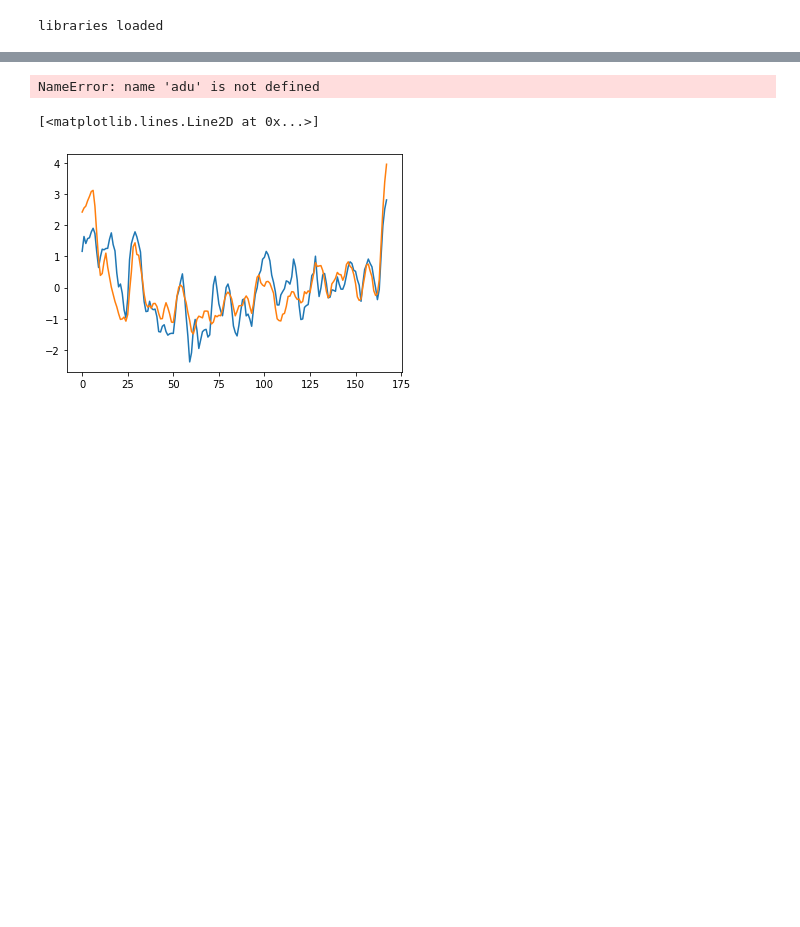
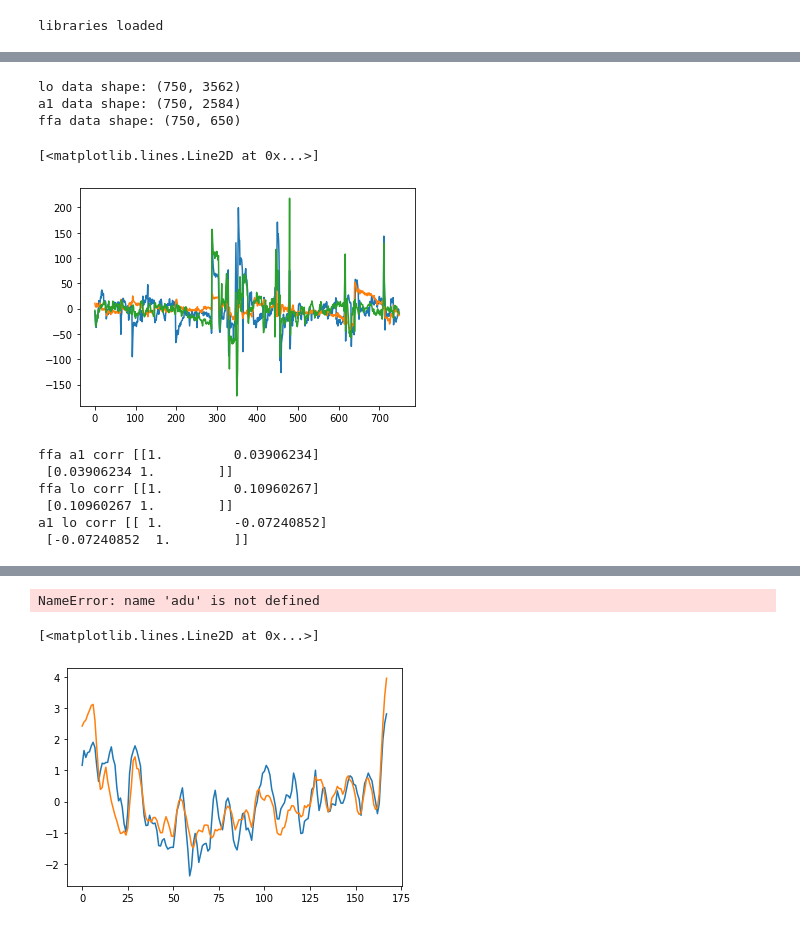
Before and after one commit to vayzenb/ginn, a Jupyter notebook: exps/test_data.ipynb, the cells around one changed output, grey strips where cells are left out. Cells and saved outputs as stored; diff of their text form; code cells hidden in the pictures; blank space fills up the shorter version.

```diff
--- a/exps/test_data.ipynb
+++ b/exps/test_data.ipynb
@@ -30,3 +97,21 @@ libraries loaded
+# %%
+'''extract roi data'''
+
+lo_sub = extract_roi_data(sub_vol, lo_roi)
+a1_sub  = extract_roi_data(sub_vol, a1_roi)
+ffa_sub = extract_roi_data(sub_vol, ffa_roi)
+
+lo_avg = extract_roi_data(mean_func, lo_roi)
+a1_avg = extract_roi_data(mean_func, a1_roi)
+ffa_avg = extract_roi_data(mean_func, ffa_roi)
+# %%
+print('lo data shape:', lo_sub.shape)
+print('a1 data shape:', a1_sub.shape)
+print('ffa data shape:', ffa_sub.shape)
+# %% [output]
+lo data shape: (750, 3562)
+a1 data shape: (750, 2584)
+ffa data shape: (750, 650)
 # %%
 def extract_pc(data, n_components=None):
 
@@ -59,3 +144,50 @@ def calc_pc_n(pca, thresh):
         if var >=thresh: #once variance > than thresh, stop
             break
     return n_components+1
+# %%
+"""Run PCA on sub and mean data"""
+
+'''for sub data'''
+lo_n = calc_pc_n(extract_pc(lo_sub),.9) #determine number of PCs in train_data using threshold
+lo_sub_pca = extract_pc(lo_sub, lo_n) #conduct PCA one more time with that number of PCs
+lo_sub_pcs = lo_sub_pca.transform(lo_sub) #transform train data in PCs
+
+a1_n = calc_pc_n(extract_pc(a1_sub),.9) #determine number of PCs in train_data using threshold
+a1_sub_pca = extract_pc(a1_sub, a1_n) #conduct PCA one more time with that number of PCs
+a1_sub_pcs = a1_sub_pca.transform(a1_sub) #transform train data in PCs
+
+ffa_n = calc_pc_n(extract_pc(ffa_sub),.9) #determine number of PCs in train_data using threshold
+ffa_sub_pca = extract_pc(ffa_sub, ffa_n) #conduct PCA one more time with that number of PCs
+ffa_sub_pcs = ffa_sub_pca.transform(ffa_sub) #transform train data in PCs
+
+'''for mean data'''
+lo_n = calc_pc_n(extract_pc(lo_avg),.9) #determine number of PCs in train_data using threshold
+lo_avg_pca = extract_pc(lo_avg, lo_n) #conduct PCA one more time with that number of PCs
+lo_avg_pcs = lo_avg_pca.transform(lo_avg) #transform train data in PCs
+
+a1_n = calc_pc_n(extract_pc(a1_avg),.9) #determine number of PCs in train_data using threshold
+a1_avg_pca = extract_pc(a1_avg, a1_n) #conduct PCA one more time with that number of PCs
+a1_avg_pcs = a1_avg_pca.transform(a1_avg) #transform train data in PCs
+
+ffa_n = calc_pc_n(extract_pc(ffa_avg),.9) #determine number of PCs in train_data using threshold
+ffa_avg_pca = extract_pc(ffa_avg, ffa_n) #conduct PCA one more time with that number of PCs
+ffa_avg_pcs = ffa_avg_pca.transform(ffa_avg) #transform train data in PCs
+# %%
+plt.plot(lo_sub_pcs[:,0], label='lo_sub_pcs')
+plt.plot(ffa_sub_pcs[:,0], label='ffa_sub_pcs')
+plt.plot(a1_sub_pcs[:,0], label='a1_sub_pcs')
+# %% [output]
+[<matplotlib.lines.Line2D at 0x...>]
+[figure, added]
+# %%
+'''mean to sub corrs'''
+print('ffa a1 corr', np.corrcoef(ffa_sub_pcs[:,0], a1_avg_pcs[:,0]))
+print('ffa lo corr', np.corrcoef(ffa_sub_pcs[:,0], lo_avg_pcs[:,0]))
+print('a1 lo corr', np.corrcoef(a1_sub_pcs[:,0], lo_avg_pcs[:,0]))
+# %% [output]
+ffa a1 corr [[1.         0.03906234]
+ [0.03906234 1.        ]]
+ffa lo corr [[1.         0.10960267]
+ [0.10960267 1.        ]]
+a1 lo corr [[ 1.         -0.07240852]
+ [-0.07240852  1.        ]]
```
Also changed, not shown: parts of 36 cells of this notebook, 1 other file.
